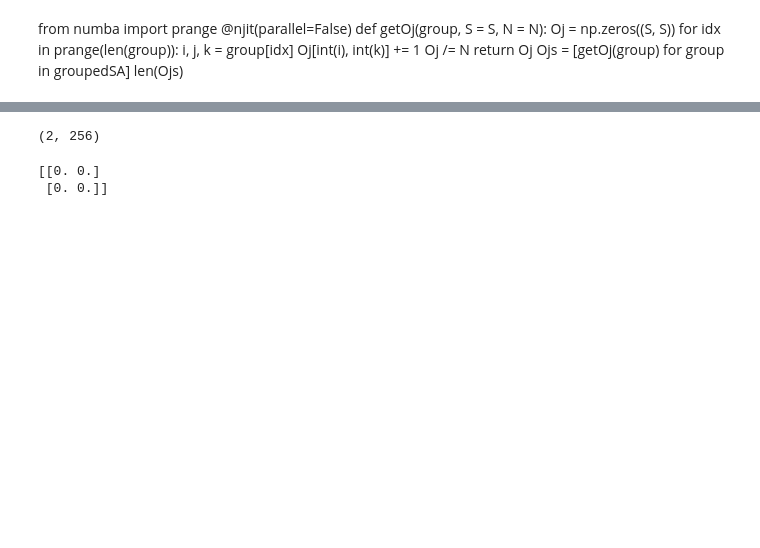
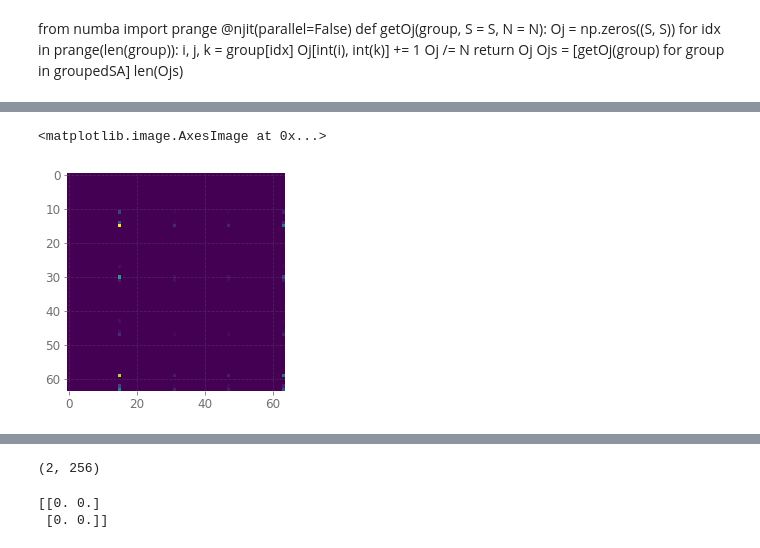
Before and after one commit to hetankevin/off-policy, a Jupyter notebook: ClusterTrajectory.ipynb, the cells around one changed output, grey strips where cells are left out. Cells and saved outputs as stored; diff of their text form; code cells hidden in the pictures; blank space fills up the shorter version.

```diff
--- a/ClusterTrajectory.ipynb
+++ b/ClusterTrajectory.ipynb
@@ -304,0 +367,5 @@ Ojs = [getOj(stateactions)[:,j,:] for j in range(S)]
+# %%
+plt.imshow(np.abs(Ojs[15]-Ojs_true[15]))
+# %% [output]
+<matplotlib.image.AxesImage at 0x...>
+[figure, added]
```
Also changed, not shown: parts of 32 cells of this notebook, 4 other files.
